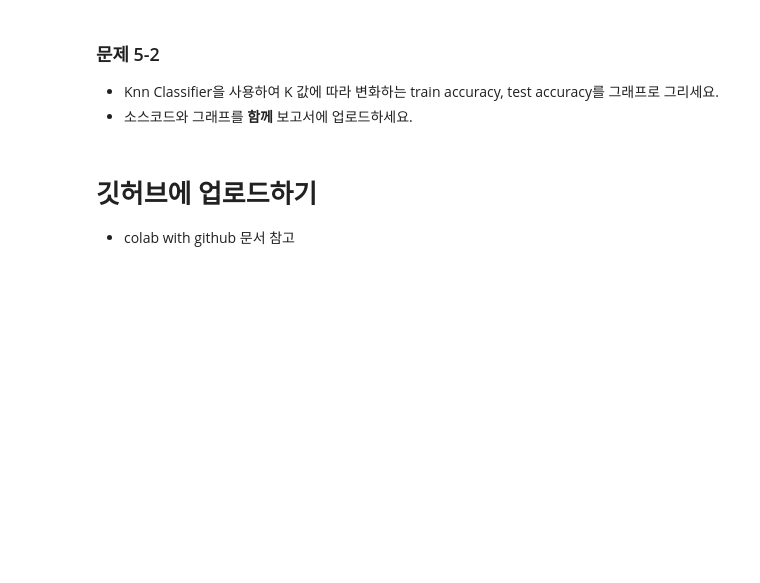
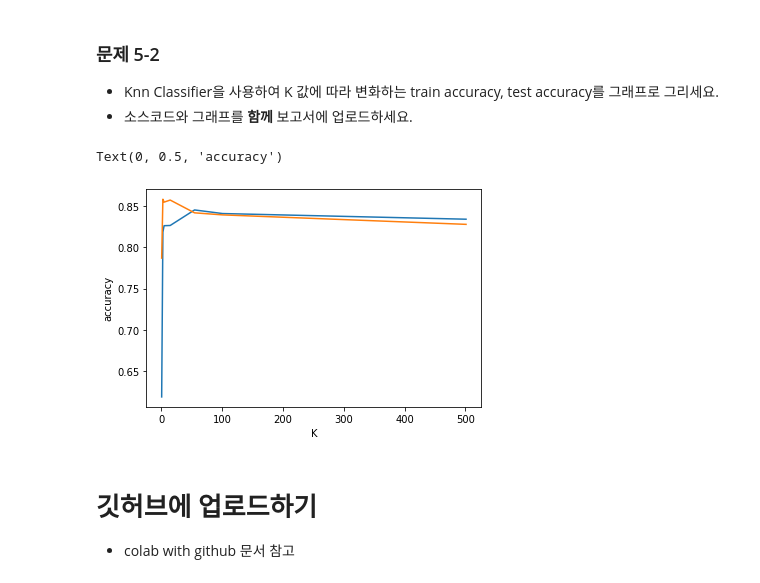
Before and after one commit to h-wi/2022_Fall-Ajou-ML, a Jupyter notebook: HW1_ipynb의_사본.ipynb, the cells around one changed output. Saved outputs shown, nothing was run; the diff lists cells and outputs as text; code cells hidden in the pictures; blank space fills up the shorter version.

```diff
--- a/HW1_ipynb의_사본.ipynb
+++ b/HW1_ipynb의_사본.ipynb
@@ -187,10 +335,12 @@ data['Departure Delay in Minutes'] = data['Departure Delay in Minutes'].apply(la
 # 소스코드를 입력하고 캡처 후 보고서에 업로드하세요.
 # 코드 시작과 코드 끝 라인을 삭제하지 마세요.
 ################ 코드 시작  ##################
-
-
+data.rename(columns={'Departure Delay in Minutes' : 'Departure Delay in Hours'}, inplace = True)
+data.rename(columns={'Arrival Delay in Minutes' : 'Arrival Delay in Hours'}, inplace = True)
 ################ 코드 끝  ####################
 ##############################################
+# %%
+data.rename(columns={'Departure Delay in Hours' : 'Departure Delay in Minutes'}, inplace = True)
 # %% [markdown]
 ## 문제 3 :: KNN Imputer
 # %% [markdown]
@@ -297,7 +501,9 @@ corr.style.background_gradient(cmap='coolwarm')
 # 소스코드를 입력하고 캡처 후 보고서에 업로드하세요.
 # 코드 시작과 코드 끝 라인을 삭제하지 마세요.
 ################ 코드 시작  #####################
-
+dt = {'Online boarding' : data['Online boarding'] ,'Type of Travel' : data['Type of Travel']
+      ,'Class' : data['Class'],'satisfaction' : data['satisfaction']}
+data_final = pd.DataFrame(dt)
 ################ 코드 끝  ######################
 ##############################################
 # %%
@@ -340,6 +567,7 @@ from sklearn.neighbors import KNeighborsClassifier
 # 소스코드를 입력하고 캡처 후 보고서에 업로드하세요.
 # 코드 시작과 코드 끝 라인을 삭제하지 마세요.
 ################ 코드 시작  #####################
-
+KNNclassifier_name = KNeighborsClassifier(n_neighbors = 3)
+KNNclassifier_name.fit(X_train,y_train)
 ################ 코드 끝  ######################
 ##############################################
@@ -355,24 +587,32 @@ import matplotlib.pyplot as plt
 # %%
 K = [1, 3, 5, 15, 55, 101, 501]
 train_acc = []
 test_acc = []
 
 for i in K:
 ################  문제 5-2  ####################
 # 소스코드를 입력하고 캡처 후 보고서에 업로드하세요.
 # 코드 시작과 코드 끝 라인을 삭제하지 마세요.
 ################ 코드 시작  #####################
 
 # 소스코드를 입력하고 그래프와 함께 캡처 후 보고서에 업로드 하세요
+  classifier = KNeighborsClassifier(n_neighbors = i)
+  classifier.fit(X_train,y_train)
+  train_acc.append(classifier.score(X_train,y_train))
 
+  classifier.fit(X_test,y_test)
+  test_acc.append(classifier.score(X_test,y_test))
 
 ################ 코드 끝  ######################
 # x축을 K값, y축을 정확도로하여 K에 대한 train, test의 정확도에 대한 그래프 생성
 plt.figure()
 plt.plot(K, train_acc, label='train accuracy')
 plt.plot(K, test_acc, label='test accuracy')
 plt.xlabel('K')
 plt.ylabel('accuracy')
+# %% [output]
+Text(0, 0.5, 'accuracy')
+[figure, added]
 # %% [markdown]
 # 깃허브에 업로드하기
 * colab with github 문서 참고
```
Also changed, not shown: parts of 33 cells of this notebook.
